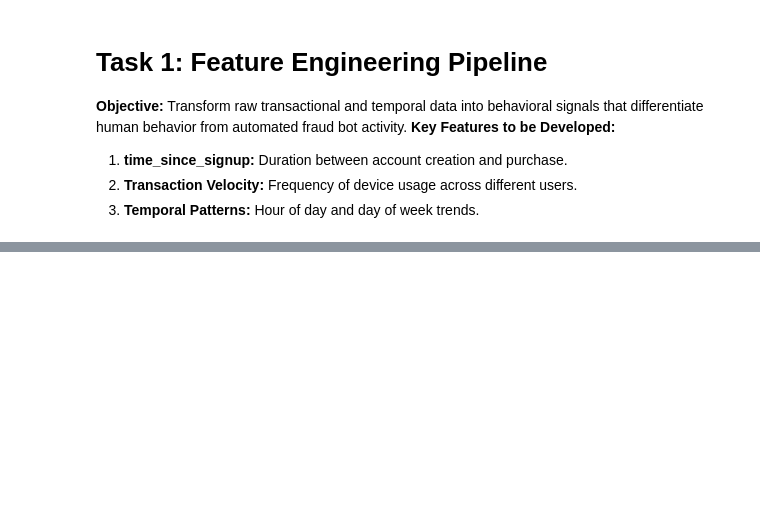
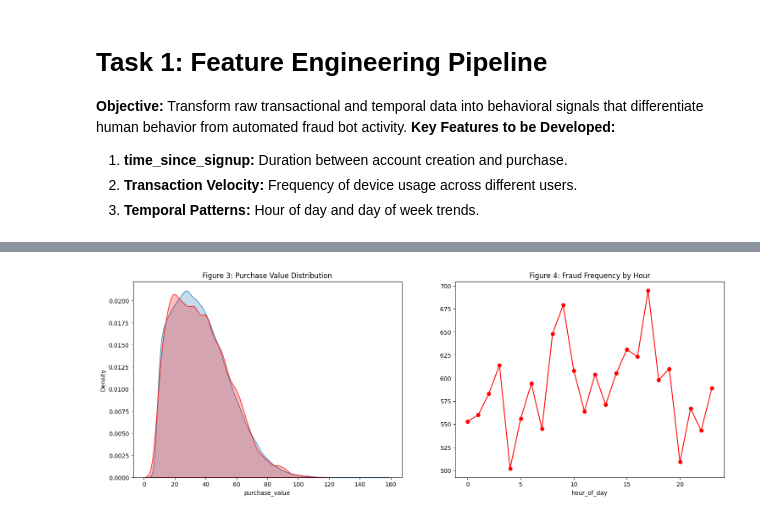
Before and after one commit to bethelhemf/fraud-detection, a Jupyter notebook: notebooks/feature-engineering.ipynb, the cells around one changed output, grey strips where cells are left out. Drawn from its saved outputs; the diff is of its cells as text; code cells hidden in the pictures; blank space fills up the shorter version.

Commit message:
FIXED: Forcefully updated feature-engineering.ipynb with full logic

```diff
--- a/notebooks/feature-engineering.ipynb
+++ b/notebooks/feature-engineering.ipynb
@@ -52,0 +59,16 @@ print("Temporal signals engineered.")
+# %%
+# Insight from Behavioral feature engineering
+fig, ax = plt.subplots(1, 2, figsize=(18, 6))
+
+# Figure 3: Purchase Value by Class
+sns.kdeplot(data=merged_df[merged_df['class']==0], x='purchase_value', label='Legit', fill=True, ax=ax[0])
+sns.kdeplot(data=merged_df[merged_df['class']==1], x='purchase_value', label='Fraud', fill=True, color='red', ax=ax[0])
+ax[0].set_title('Figure 3: Purchase Value Distribution')
+
+# Figure 4: Fraud by Hour
+fraud_hour = merged_df[merged_df['class']==1].groupby('hour_of_day').size()
+fraud_hour.plot(kind='line', marker='o', color='red', ax=ax[1])
+ax[1].set_title('Figure 4: Fraud Frequency by Hour')
+plt.show()
+# %% [output]
+[figure, added]
```
Also changed, not shown: parts of 6 cells of this notebook.
